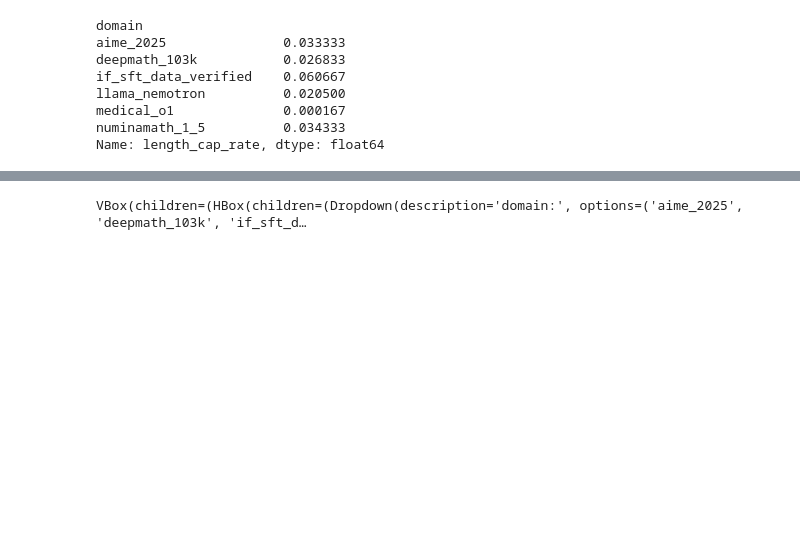
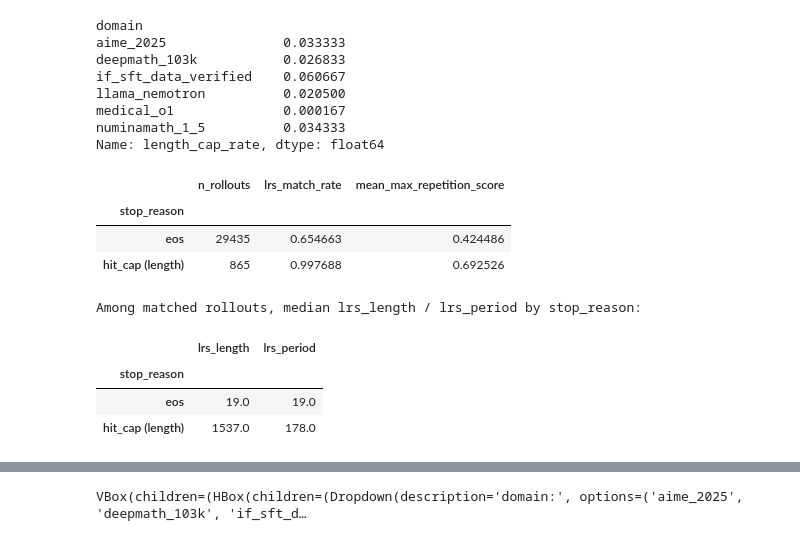
Before and after one commit to swiss-ai/degeneration-probe, a Jupyter notebook: notebooks/inspect_dataset.ipynb, the cells around one changed output, grey strips where cells are left out. Saved outputs shown, nothing was run; the diff lists cells and outputs as text; code cells hidden in the pictures; blank space fills up the shorter version.

```diff
--- a/notebooks/inspect_dataset.ipynb
+++ b/notebooks/inspect_dataset.ipynb
@@ -579,6 +633,43 @@ llama_nemotron          0.020500
 medical_o1              0.000167
 numinamath_1_5          0.034333
 Name: length_cap_rate, dtype: float64
+# %%
+# --- Does hitting the token cap correlate with degeneration? ---
+# Validated finding: hitting the 4096-token generation cap is almost always
+# degeneration, not just a long-but-healthy response -- nearly every capped
+# rollout has a massive LRS repeat (often a third or more of the whole
+# response), vs. a small, likely-benign incidental repeat for normally
+# (eos-)terminated rollouts.
+if not rollout_signal_df.empty:
+    hit_cap = rollout_signal_df["stop_reason"] == "length"
+    cap_label = hit_cap.map({False: "eos", True: "hit_cap (length)"})
+
+    crosstab = pd.DataFrame({
+        "n_rollouts": rollout_signal_df.groupby(cap_label).size(),
+        "lrs_match_rate": rollout_signal_df.groupby(cap_label)["has_lrs_match"].mean(),
+        "mean_max_repetition_score": rollout_signal_df.groupby(cap_label)["max_repetition_score"].mean(),
+    })
+    display(crosstab)
+
+    matched = rollout_signal_df[rollout_signal_df["has_lrs_match"]]
+    if not matched.empty:
+        matched_cap_label = cap_label.loc[matched.index]
+        print("Among matched rollouts, median lrs_length / lrs_period by stop_reason:")
+        display(
+            matched.groupby(matched_cap_label)[["lrs_length", "lrs_period"]].median()
+        )
+else:
+    print("No labeled domains available yet.")
+# %% [output]
+|  | n_rollouts | lrs_match_rate | mean_max_repetition_score |
+| stop_reason |  |  |  |
+| eos | 29435 | 0.654663 | 0.424486 |
+| hit_cap (length) | 865 | 0.997688 | 0.692526 |
+Among matched rollouts, median lrs_length / lrs_period by stop_reason:
+|  | lrs_length | lrs_period |
+| stop_reason |  |  |
+| eos | 19.0 | 19.0 |
+| hit_cap (length) | 1537.0 | 178.0 |
 # %% [markdown]
 ## 7. Interactive prompt/rollout explorer
 
```
Also changed, not shown: parts of 8 cells of this notebook, 2 other files.
